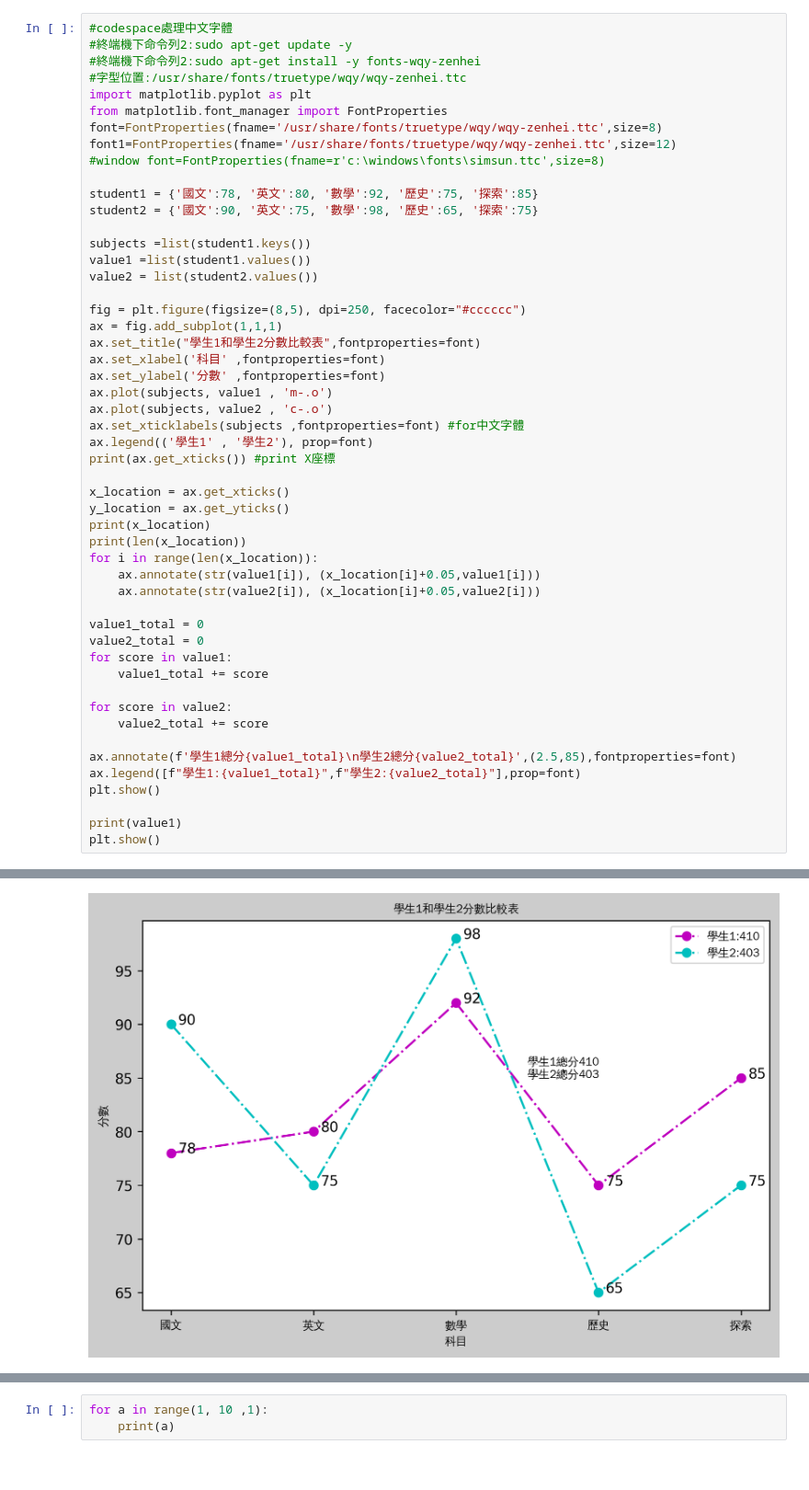
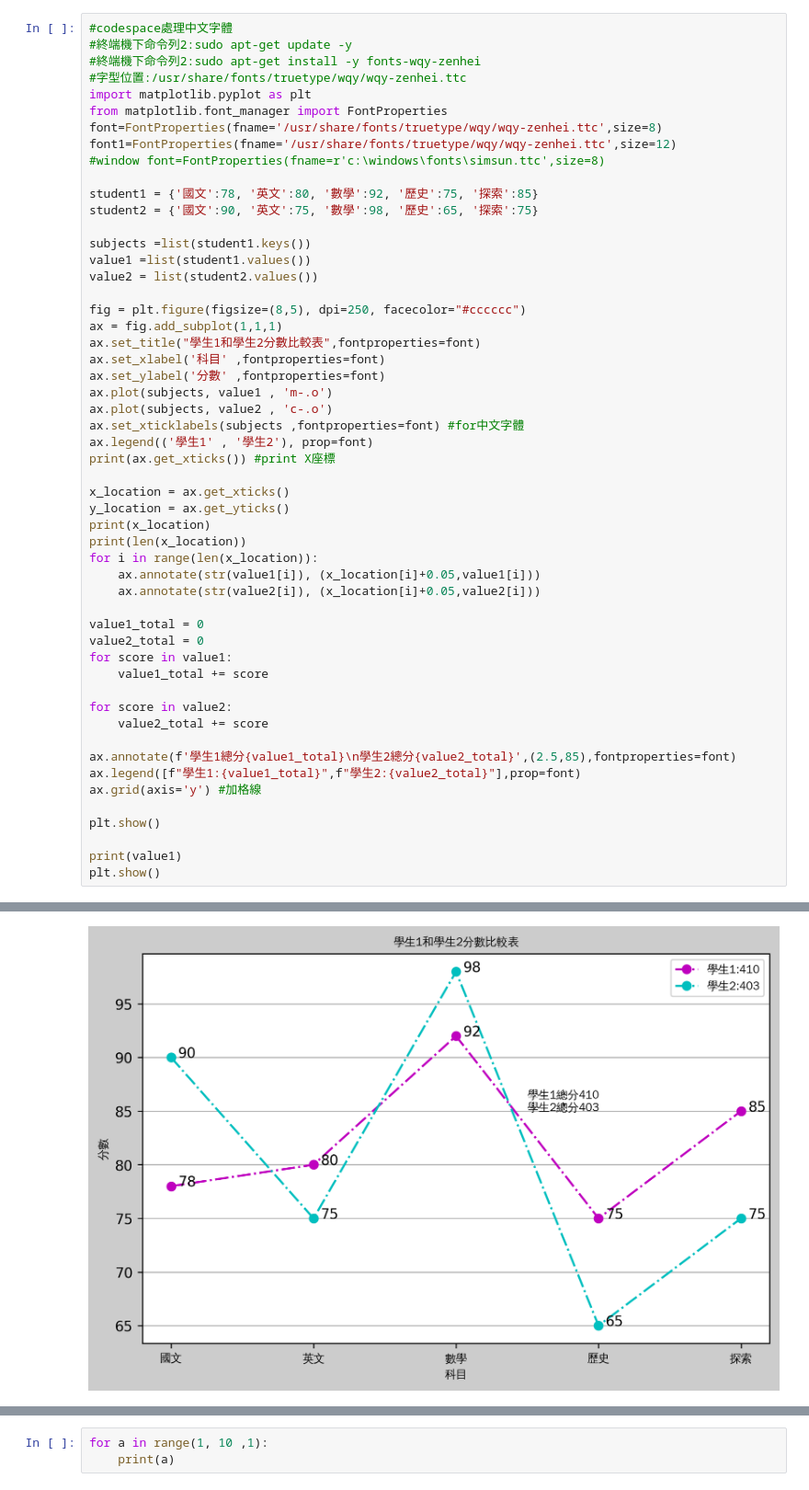
Before and after one commit to sofeini/0701, a Jupyter notebook: lesson11.ipynb, the cells around one changed output, grey strips where cells are left out. Shown: that part at 92% size. Saved outputs shown, nothing was run; the diff lists cells and outputs as text.

```diff
--- a/lesson11.ipynb
+++ b/lesson11.ipynb
@@ -132,34 +132,36 @@ ax.plot(subjects, value2 , 'c-.o')
 ax.set_xticklabels(subjects ,fontproperties=font) #for中文字體
 ax.legend(('學生1' , '學生2'), prop=font)
 print(ax.get_xticks()) #print X座標
 
 x_location = ax.get_xticks()
 y_location = ax.get_yticks()
 print(x_location)
 print(len(x_location))
 for i in range(len(x_location)):
     ax.annotate(str(value1[i]), (x_location[i]+0.05,value1[i]))
     ax.annotate(str(value2[i]), (x_location[i]+0.05,value2[i]))
 
 value1_total = 0
 value2_total = 0
 for score in value1:
     value1_total += score
 
 for score in value2:
     value2_total += score
 
 ax.annotate(f'學生1總分{value1_total}\n學生2總分{value2_total}',(2.5,85),fontproperties=font)
 ax.legend([f"學生1:{value1_total}",f"學生2:{value2_total}"],prop=font)
+ax.grid(axis='y') #加格線
+
 plt.show()
 
 print(value1)
 plt.show()
 # %% [output]
 [0, 1, 2, 3, 4]
 [0, 1, 2, 3, 4]
 5
-[figure, old version]
+[figure, new version]
 [78, 80, 92, 75, 85]
 # %%
 for a in range(1, 10 ,1):
```
